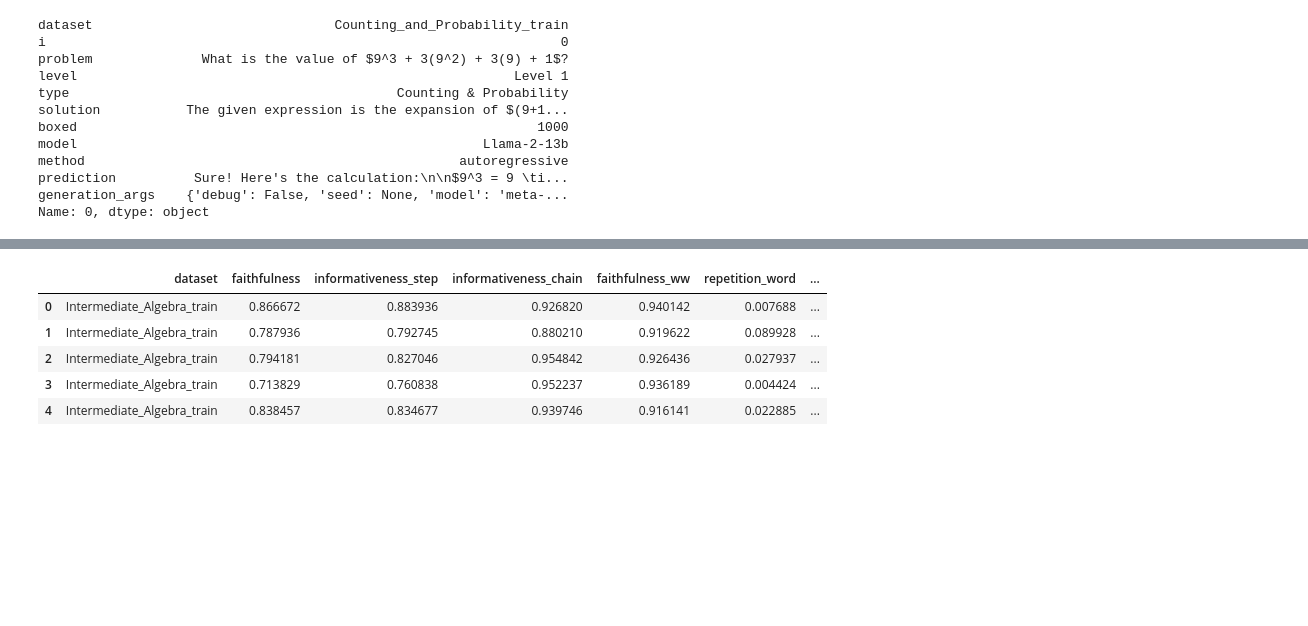
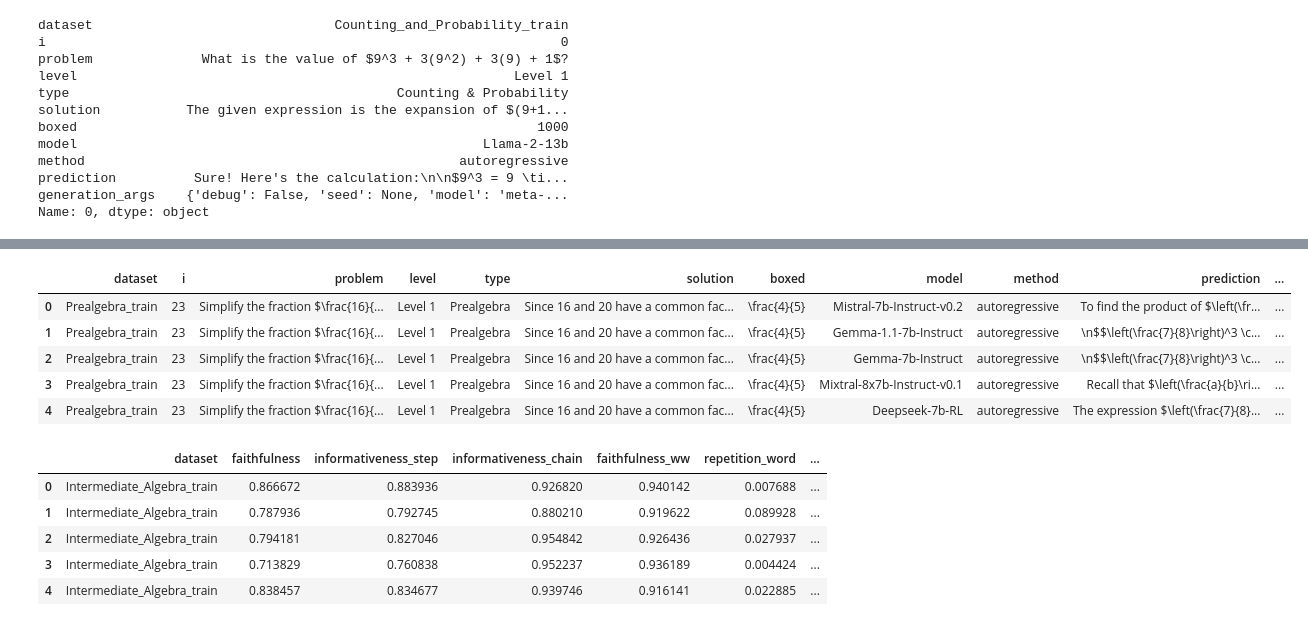
Before and after one commit to kaifronsdal/TheoremSense, a Jupyter notebook: theoremsense/explore_metrics.ipynb, the cells around one changed output, grey strips where cells are left out. Saved outputs shown, nothing was run; the diff lists cells and outputs as text; code cells hidden in the pictures; blank space fills up the shorter version.

```diff
--- a/theoremsense/explore_metrics.ipynb
+++ b/theoremsense/explore_metrics.ipynb
@@ -126 +147,15 @@ results.groupby('dataset').count()
+# %%
+roscoe_grammar_df = pd.concat([pd.DataFrame(data) for dataset, data in roscoe_grammar.items()])
+roscoe_emb_df = pd.concat([pd.DataFrame(data) for dataset, data in roscoe_emb.items()])
+roscoe_nli_df = pd.concat([pd.DataFrame(data) for dataset, data in roscoe_nli.items()])
+roscoe_lang_df = pd.concat([pd.DataFrame(data) for dataset, data in roscoe_lang.items()])
+
+roscoe_lang_df.head()
+# %% [output]
+|  | dataset | i | problem | level | type | solution | boxed | model | method | prediction | ... |
+| 0 | Prealgebra_train | 23 | Simplify the fraction $\frac{16}{... | Level 1 | Prealgebra | Since 16 and 20 have a common fac... | \frac{4}{5} | Mistral-7b-Instruct-v0.2 | autoregressive | To find the product of $\left(\fr... | ... |
+| 1 | Prealgebra_train | 23 | Simplify the fraction $\frac{16}{... | Level 1 | Prealgebra | Since 16 and 20 have a common fac... | \frac{4}{5} | Gemma-1.1-7b-Instruct | autoregressive | \n$$\left(\frac{7}{8}\right)^3 \c... | ... |
+| 2 | Prealgebra_train | 23 | Simplify the fraction $\frac{16}{... | Level 1 | Prealgebra | Since 16 and 20 have a common fac... | \frac{4}{5} | Gemma-7b-Instruct | autoregressive | \n$$\left(\frac{7}{8}\right)^3 \c... | ... |
+| 3 | Prealgebra_train | 23 | Simplify the fraction $\frac{16}{... | Level 1 | Prealgebra | Since 16 and 20 have a common fac... | \frac{4}{5} | Mixtral-8x7b-Instruct-v0.1 | autoregressive | Recall that $\left(\frac{a}{b}\ri... | ... |
+| 4 | Prealgebra_train | 23 | Simplify the fraction $\frac{16}{... | Level 1 | Prealgebra | Since 16 and 20 have a common fac... | \frac{4}{5} | Deepseek-7b-RL | autoregressive | The expression $\left(\frac{7}{8}... | ... |
 # %%
```
Also changed, not shown: parts of 32 cells of this notebook, 6 other files.
